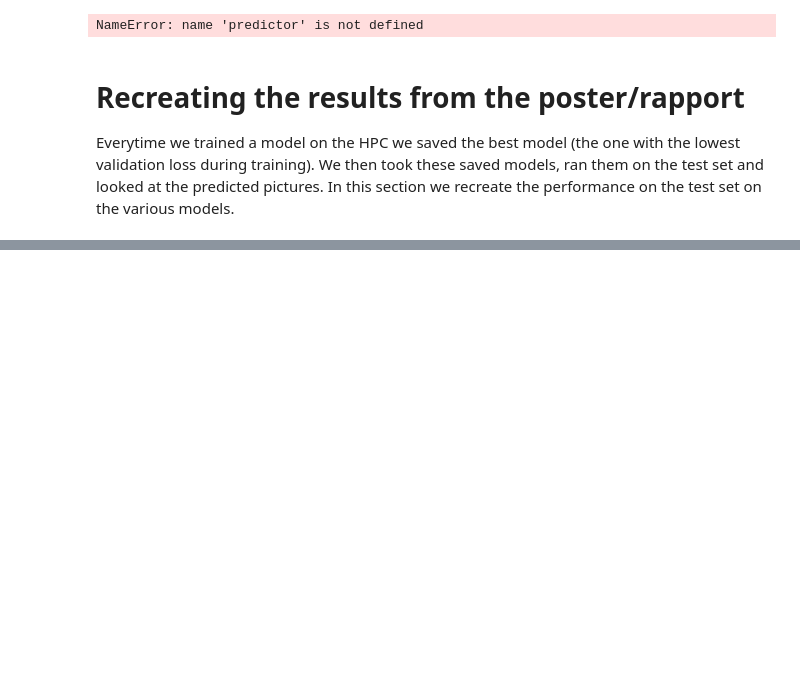
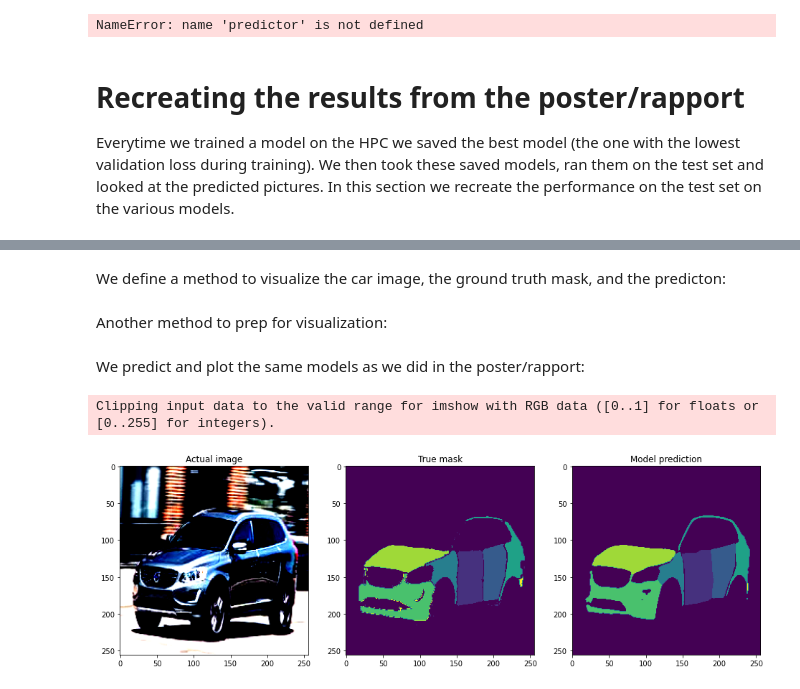
Before and after one commit to AndersBensen/02456-deep-learning, a Jupyter notebook: recreating_results_notebook.ipynb, the cells around one changed output, grey strips where cells are left out. Drawn from its saved outputs; the diff is of its cells as text; code cells hidden in the pictures; blank space fills up the shorter version.

```diff
--- a/recreating_results_notebook.ipynb
+++ b/recreating_results_notebook.ipynb
@@ -69,0 +100,5 @@ model = smp.UnetPlusPlus(
+# %%
+models_base_path = 'E:/GitHub/02456-deep-learning-segmentation/models/'
+test_path = "E:/dtu/2sem/deeplearn/project/data_folder_2/test/"
+test_dataset = CarDataset(test_path, test=True)
+test_dataloader = DataLoader(test_dataset, shuffle=False)
@@ -84,8 +245,0 @@ model = smp.UnetPlusPlus(
-# %%
-model = smp.UnetPlusPlus(
-    encoder_name='timm-resnest200e',
-    encoder_weights='imagenet',
-    classes=9,
-    activation='softmax2d',
-    in_channels=3
-)
@@ -91,0 +248,38 @@ model = smp.UnetPlusPlus(
+# %% [markdown]
+We define a method to visualize the car image, the ground truth mask, and the predicton:
+# %%
+def visualize(car_img=None, mask=None, predicted=None):
+    n = 3
+    plt.figure(figsize=(16, 5))
+    plt.subplot(1, n, 1)
+    plt.imshow(np.dstack(car_img))
+    plt.title("Actual image")
+    plt.subplot(1, n, 2)
+    plt.imshow(mask)
+    plt.title("True mask")
+    plt.subplot(1, n, 3)
+    plt.imshow(predicted)
+    plt.title("Model prediction")
+    plt.show()
+# %% [markdown]
+Another method to prep for visualization:
+# %%
+def prep_and_viz(data, model):
+    img, mask = data
+
+    mask = mask.permute(1,2,0)
+    mask = torch.argmax(mask, dim=2)
+
+    pred = model.predict(img.unsqueeze(0))
+
+    pred = pred.squeeze().cpu().permute(1, 2, 0)
+    pred = torch.argmax(pred, dim=2)
+
+    visualize(img,mask,pred)
+# %% [markdown]
+We predict and plot the same models as we did in the poster/rapport:
+# %%
+prep_and_viz(test_dataset[10], unetpp_r200_model)
+# %% [output]
+Clipping input data to the valid range for imshow with RGB data ([0..1] for floats or [0..255] for integers).
+[figure, added]
```
Also changed, not shown: parts of 17 cells of this notebook.
